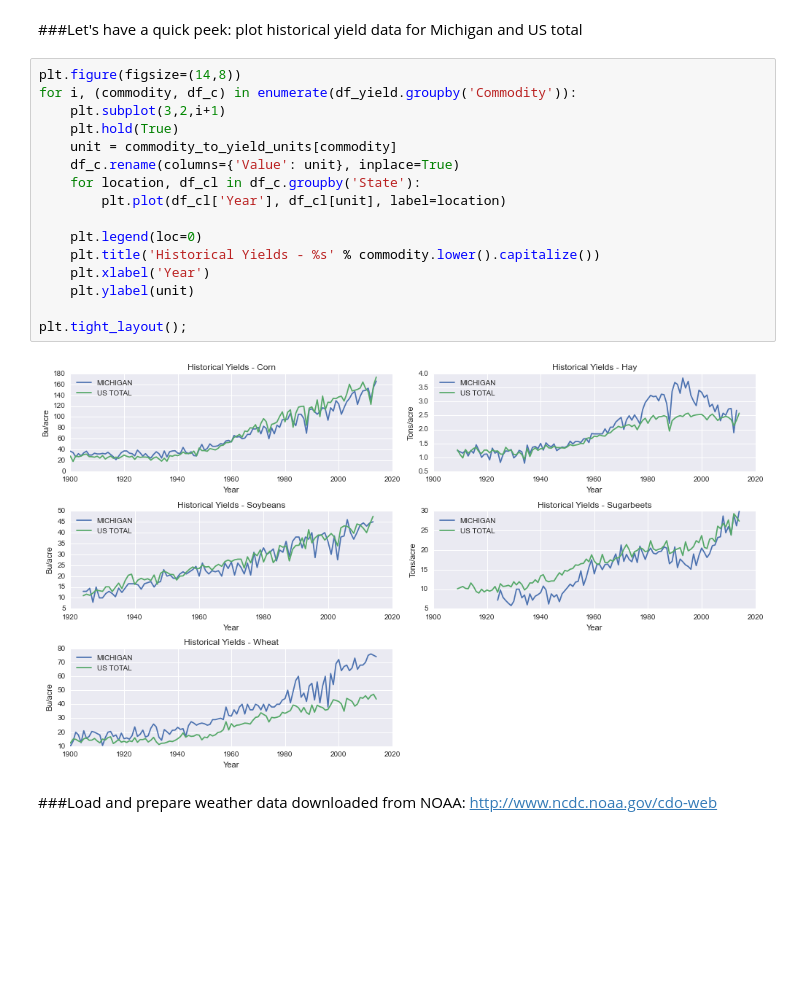
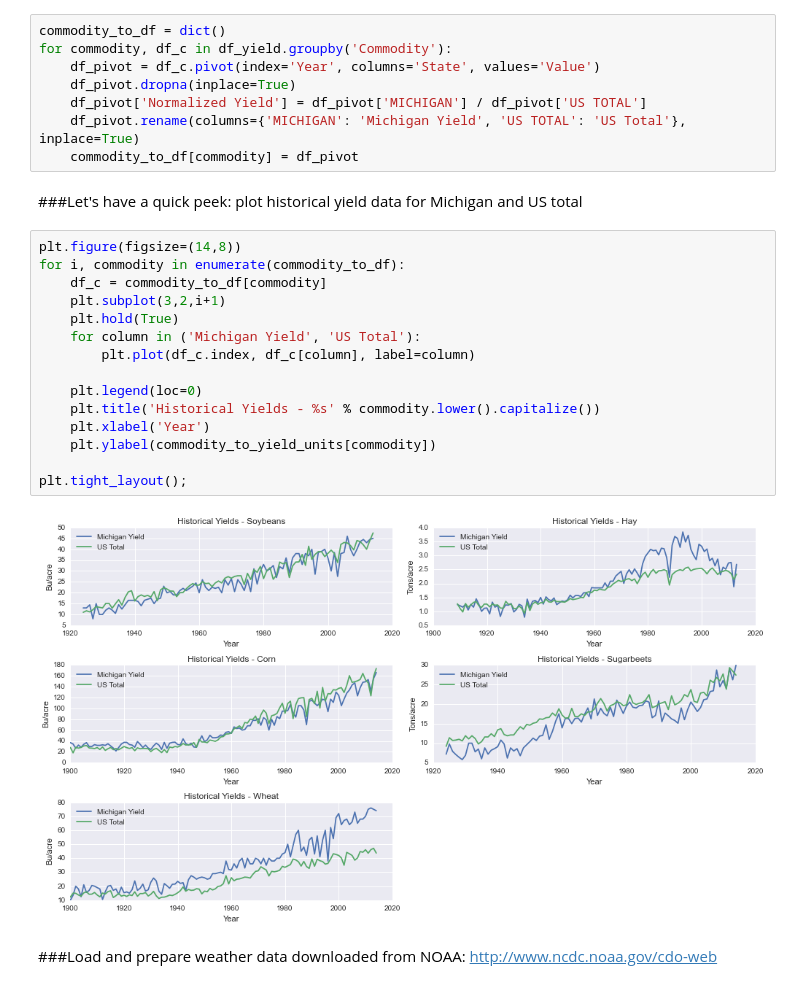
Before and after one commit to dbjohnson/dbj-ipython, a Jupyter notebook: Michigan Crop Yield Analysis/Michigan Crop Yield vs. Weather Analysis.ipynb, the cells around one changed output. Drawn from its saved outputs; the diff is of its cells as text; blank space fills up the shorter version.

```diff
--- a/Michigan Crop Yield Analysis/Michigan Crop Yield vs. Weather Analysis.ipynb
+++ b/Michigan Crop Yield Analysis/Michigan Crop Yield vs. Weather Analysis.ipynb
@@ -29,23 +31,30 @@ commodity_to_yield_units = pd.pivot_table(df_yield, index='Commodity', values='D
+# %%
+commodity_to_df = dict()
+for commodity, df_c in df_yield.groupby('Commodity'):
+    df_pivot = df_c.pivot(index='Year', columns='State', values='Value')
+    df_pivot.dropna(inplace=True)
+    df_pivot['Normalized Yield'] = df_pivot['MICHIGAN'] / df_pivot['US TOTAL']
+    df_pivot.rename(columns={'MICHIGAN': 'Michigan Yield', 'US TOTAL': 'US Total'}, inplace=True)
+    commodity_to_df[commodity] = df_pivot
 # %% [markdown]
 ###Let's have a quick peek: plot historical yield data for Michigan and US total
 # %%
 plt.figure(figsize=(14,8))
-for i, (commodity, df_c) in enumerate(df_yield.groupby('Commodity')):
+for i, commodity in enumerate(commodity_to_df):
+    df_c = commodity_to_df[commodity]
     plt.subplot(3,2,i+1)
     plt.hold(True)
-    unit = commodity_to_yield_units[commodity]
-    df_c.rename(columns={'Value': unit}, inplace=True)
-    for location, df_cl in df_c.groupby('State'):
-        plt.plot(df_cl['Year'], df_cl[unit], label=location)
+    for column in ('Michigan Yield', 'US Total'):
+        plt.plot(df_c.index, df_c[column], label=column)
 
     plt.legend(loc=0)
     plt.title('Historical Yields - %s' % commodity.lower().capitalize())
     plt.xlabel('Year')
-    plt.ylabel(unit)
+    plt.ylabel(commodity_to_yield_units[commodity])
 
 plt.tight_layout();
 # %% [output]
-[figure, old version]
+[figure, new version]
 # %% [markdown]
 ###Load and prepare weather data downloaded from NOAA:  http://www.ncdc.noaa.gov/cdo-web
 # %%
```
Also changed, not shown: parts of 15 cells of this notebook.
